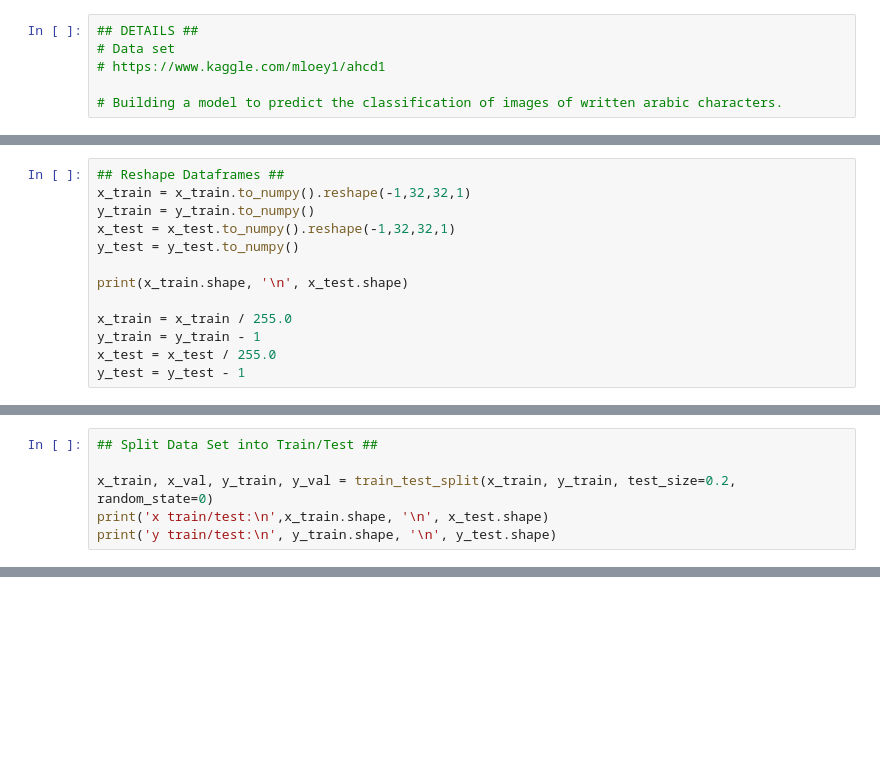
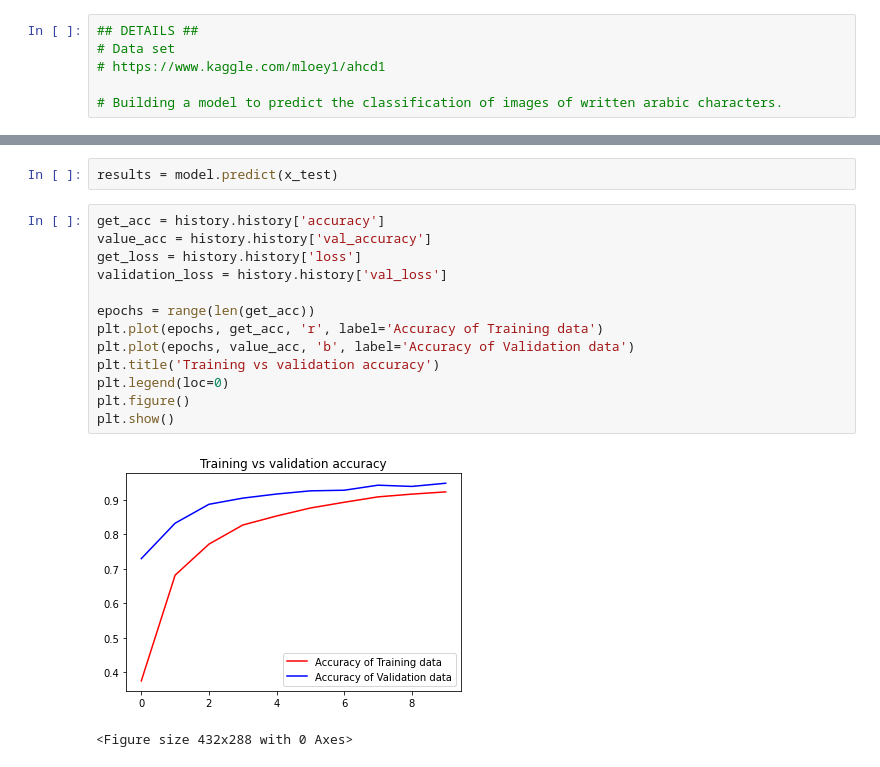
Before and after one commit to SamDonnermeyer/CSCI_464, a Jupyter notebook: arabic_character_classification/arabic_characters_classification.ipynb, the cells around one changed output, grey strips where cells are left out. Saved outputs shown, nothing was run; the diff lists cells and outputs as text; blank space fills up the shorter version.

```diff
--- a/arabic_character_classification/arabic_characters_classification.ipynb
+++ b/arabic_character_classification/arabic_characters_classification.ipynb
@@ -90,13 +71,0 @@ print(y_train.shape, '\n', y_test.shape)
-# %%
-## Reshape Dataframes ##
-x_train = x_train.to_numpy().reshape(-1,32,32,1)
-y_train = y_train.to_numpy()
-x_test = x_test.to_numpy().reshape(-1,32,32,1)
-y_test = y_test.to_numpy()
-
-print(x_train.shape, '\n', x_test.shape)
-
-x_train = x_train / 255.0
-y_train = y_train - 1
-x_test = x_test / 255.0
-y_test = y_test - 1
@@ -105,6 +71,0 @@ y_test = y_test - 1
-# %%
-## Split Data Set into Train/Test ##
-
-x_train, x_val, y_train, y_val = train_test_split(x_train, y_train, test_size=0.2, random_state=0)
-print('x train/test:\n',x_train.shape, '\n', x_test.shape)
-print('y train/test:\n', y_train.shape, '\n', y_test.shape)
@@ -183,3 +120,21 @@ KeyboardInterrupt:
+# %%
+results = model.predict(x_test)
+# %%
+get_acc = history.history['accuracy']
+value_acc = history.history['val_accuracy']
+get_loss = history.history['loss']
+validation_loss = history.history['val_loss']
+
+epochs = range(len(get_acc))
+plt.plot(epochs, get_acc, 'r', label='Accuracy of Training data')
+plt.plot(epochs, value_acc, 'b', label='Accuracy of Validation data')
+plt.title('Training vs validation accuracy')
+plt.legend(loc=0)
+plt.figure()
+plt.show()
+# %% [output]
+[figure, added]
+<Figure size 432x288 with 0 Axes>
 # %%
 # Display accuracy and losses
 fig, (a1,a2) = plt.subplots(1,2,figsize=(20,10))
```
Also changed, not shown: parts of 18 cells of this notebook, 2 other files.
